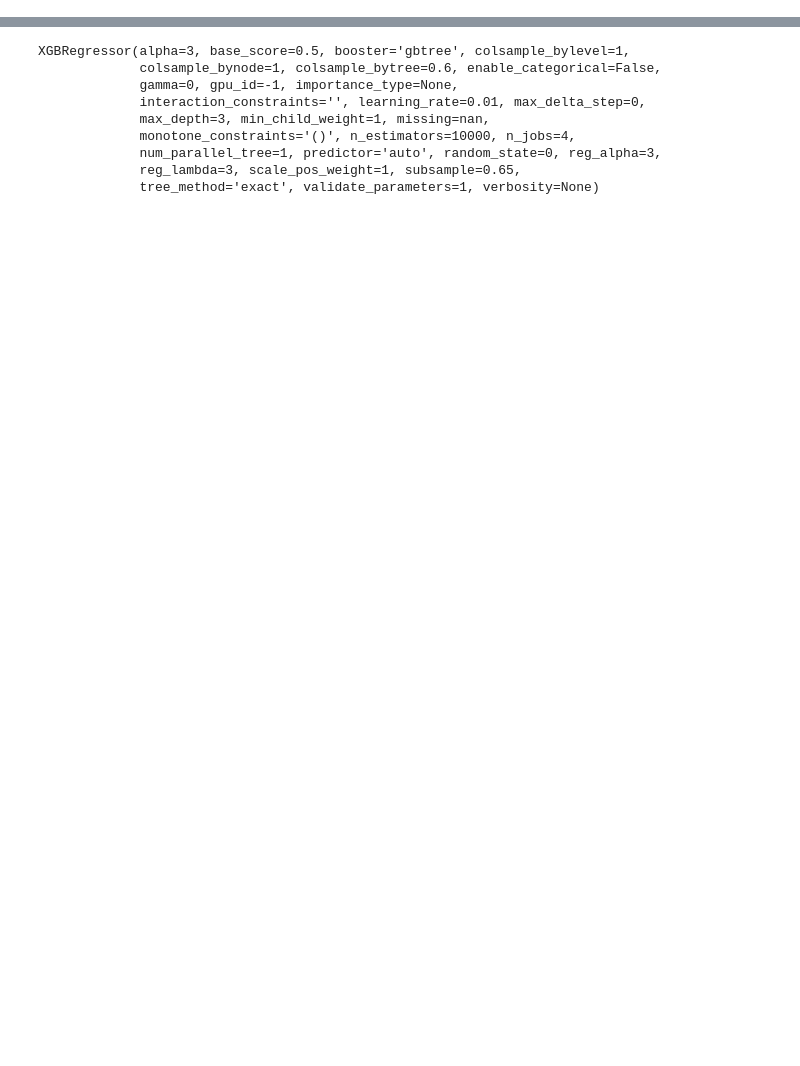
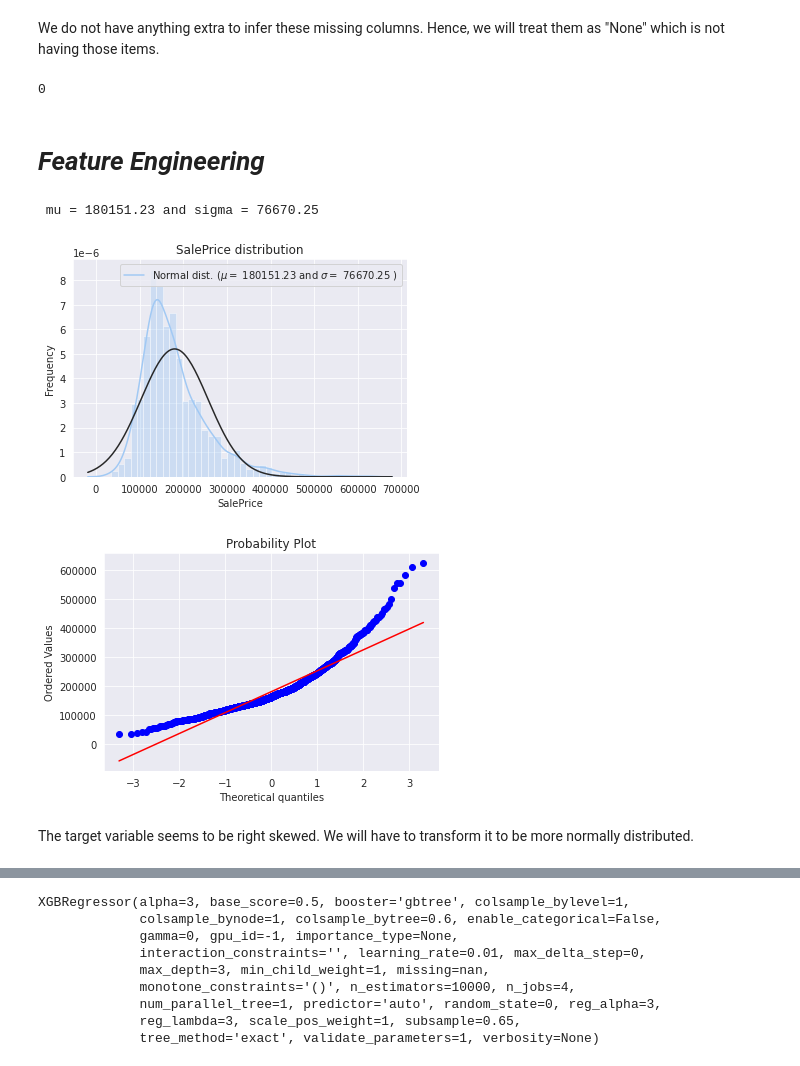
Before and after one commit to yenwee/housing_price_prediction, a Jupyter notebook: Housing Price Prediction.ipynb, the cells around one changed output, grey strips where cells are left out. Drawn from its saved outputs; the diff is of its cells as text; code cells hidden in the pictures; blank space fills up the shorter version.

```diff
--- a/Housing Price Prediction.ipynb
+++ b/Housing Price Prediction.ipynb
@@ -121,0 +340,2 @@ for col in df[df.columns]:
+# %% [markdown]
+We do not have anything extra to infer these missing columns. Hence, we will treat them as "None" which is not having those items.
@@ -121,0 +347,4 @@ for col in df[df.columns]:
+# %%
+df.isnull().sum().sum() + test.isnull().sum().sum()
+# %% [output]
+0
@@ -121,0 +353,25 @@ for col in df[df.columns]:
+# %% [markdown]
+# ***Feature Engineering***
+# %%
+sns.distplot(y , fit=norm);
+
+# Get the fitted parameters used by the function
+(mu, sigma) = norm.fit(y)
+print( '\n mu = {:.2f} and sigma = {:.2f}\n'.format(mu, sigma))
+
+#Now plot the distribution
+plt.legend(['Normal dist. ($\mu=$ {:.2f} and $\sigma=$ {:.2f} )'.format(mu, sigma)],
+            loc='best')
+plt.ylabel('Frequency')
+plt.title('SalePrice distribution')
+
+#Get also the QQ-plot
+fig = plt.figure()
+res = probplot(y, plot=plt)
+plt.show()
+# %% [output]
+ mu = 180151.23 and sigma = 76670.25
+[figure, added]
+[figure, added]
+# %% [markdown]
+The target variable seems to be right skewed. We will have to transform it to be more normally distributed.
```
Also changed, not shown: parts of 87 cells of this notebook.
